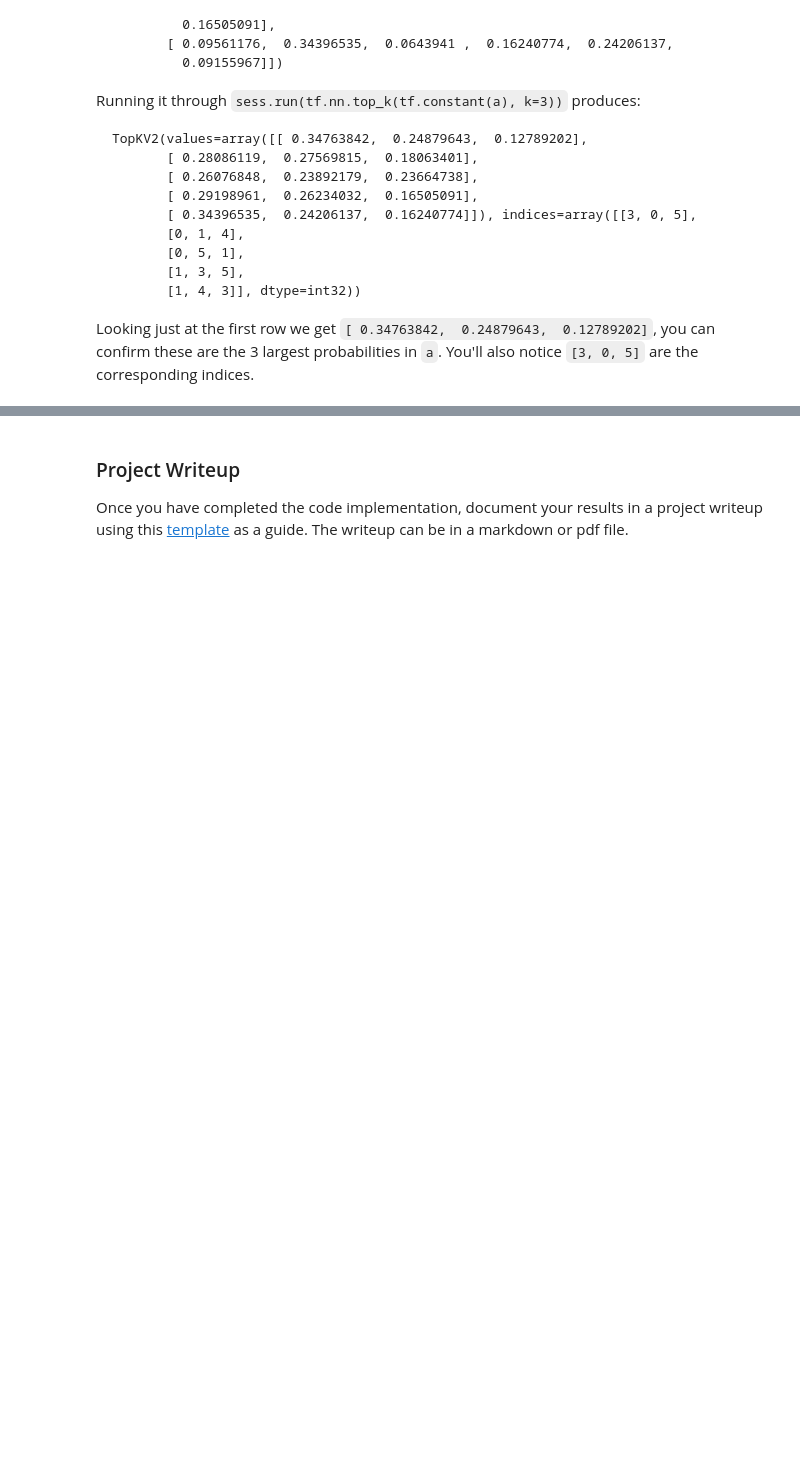
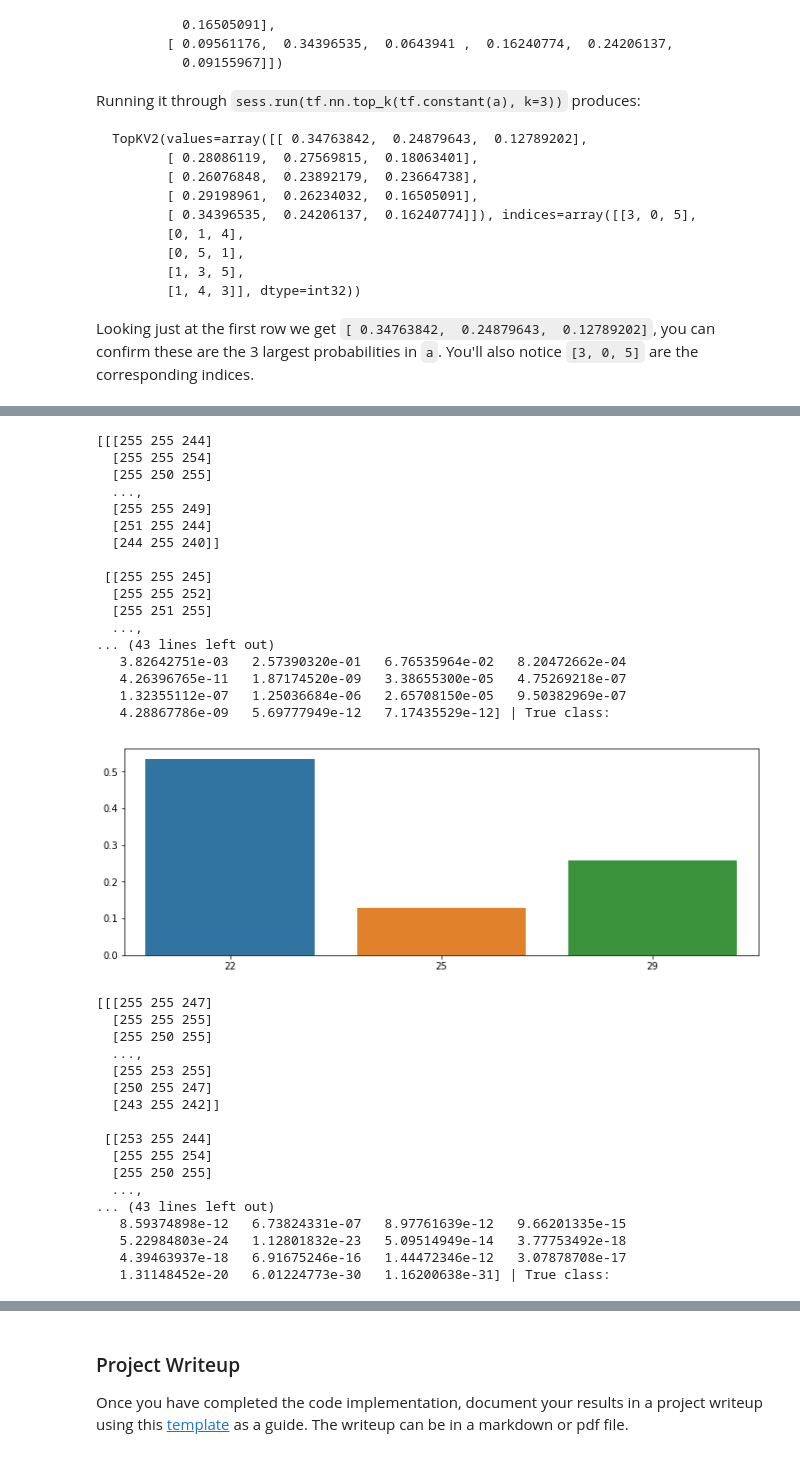
Before and after one commit to CJL89/Traffic-Sign-Classifier, a Jupyter notebook: Traffic_Sign_Classifier.ipynb, the cells around one changed output, grey strips where cells are left out. Saved outputs shown, nothing was run; the diff lists cells and outputs as text; code cells hidden in the pictures; blank space fills up the shorter version.

```diff
--- a/Traffic_Sign_Classifier.ipynb
+++ b/Traffic_Sign_Classifier.ipynb
@@ -681,23 +671,2 @@ Actual labels of predictions: [29 22 21 39 14 35]
 # %% [markdown]
 ### Analyze Performance
-# %%
-### Calculate the accuracy for these 5 new images.
-### For example, if the model predicted 1 out of 5 signs correctly, it's 20% accurate on these new images.
-import pandas as pd
-
-signnames = pd.read_csv("signnames.csv")["SignName"].tolist()
-
-with tf.Session() as sess:
-    saver.restore(sess, save_file)
-
-    test_accuracy = evaluate(X_personal_train, y_personal_train)
-    print('Test Accuracy = {:.3f}'.format(test_accuracy))
-
-# plt.figure(figsize=(10, 10))
-
-# for i, predictions in enumerate(prediction):
-#     plt.subplot(1, 6, i+1)
-#     plt.axis('off')
-#     plt.title(signnames[predictions])
-#     plt.imshow(X_personal_train[i], cmap='gray')
-# plt.show()
@@ -780,0 +763,59 @@ ValueError: Cannot feed value of shape (6, 32, 32, 1, 1) for Tensor 'Placeholder
+# %%
+### Print out the top five softmax probabilities for the predictions on the German traffic sign images found on the web.
+### Feel free to use as many code cells as needed.
+
+import seaborn as sns
+
+for i in range(6):
+    print(X_personal_train[i])
+    print('Predicted class: {} | True class:'.format(my_personal_predictions[i], y_personal_train[i]))
+    fig = plt.figure(figsize=(12, 4))
+    sns.barplot(x=my_personal_top_k[1][i], y=my_personal_top_k[0][i])
+    plt.show()
+
+# fig, axs = plt.subplots(6, 2, figsize=(9, 15))
+# axs = axs.ravel()
+
+# for i in range(len(my_personal_top_k)*2):
+#     if i%2 == 0:
+#         axs[i].axis('off')
+#         axs[i].imshow(cv2.cvtColor(X_personal_train[i//2], cv2.COLOR_BGR2RGB))
+#     else:
+#         axs[i].bar(np.arange(n_classes), my_personal_top_k[(i-1)//2])
+#         axs[i].set_ylabel('Softmax probability')
+# %% [output]
+[[[255 255 244]
+  [255 255 254]
+  [255 250 255]
+  ...,
+  [255 255 249]
+  [251 255 244]
+  [244 255 240]]
+
+ [[255 255 245]
+  [255 255 252]
+  [255 251 255]
+  ...,
+... (43 lines left out)
+   3.82642751e-03   2.57390320e-01   6.76535964e-02   8.20472662e-04
+   4.26396765e-11   1.87174520e-09   3.38655300e-05   4.75269218e-07
+   1.32355112e-07   1.25036684e-06   2.65708150e-05   9.50382969e-07
+   4.28867786e-09   5.69777949e-12   7.17435529e-12] | True class:
+[figure, added]
+[[[255 255 247]
+  [255 255 255]
+  [255 250 255]
+  ...,
+  [255 253 255]
+  [250 255 247]
+  [243 255 242]]
+
+ [[253 255 244]
+  [255 255 254]
+  [255 250 255]
+  ...,
+... (43 lines left out)
+   8.59374898e-12   6.73824331e-07   8.97761639e-12   9.66201335e-15
+   5.22984803e-24   1.12801832e-23   5.09514949e-14   3.77753492e-18
+   4.39463937e-18   6.91675246e-16   1.44472346e-12   3.07878708e-17
+   1.31148452e-20   6.01224773e-30   1.16200638e-31] | True class:
```
Also changed, not shown: parts of 13 cells of this notebook, 3 other files.
